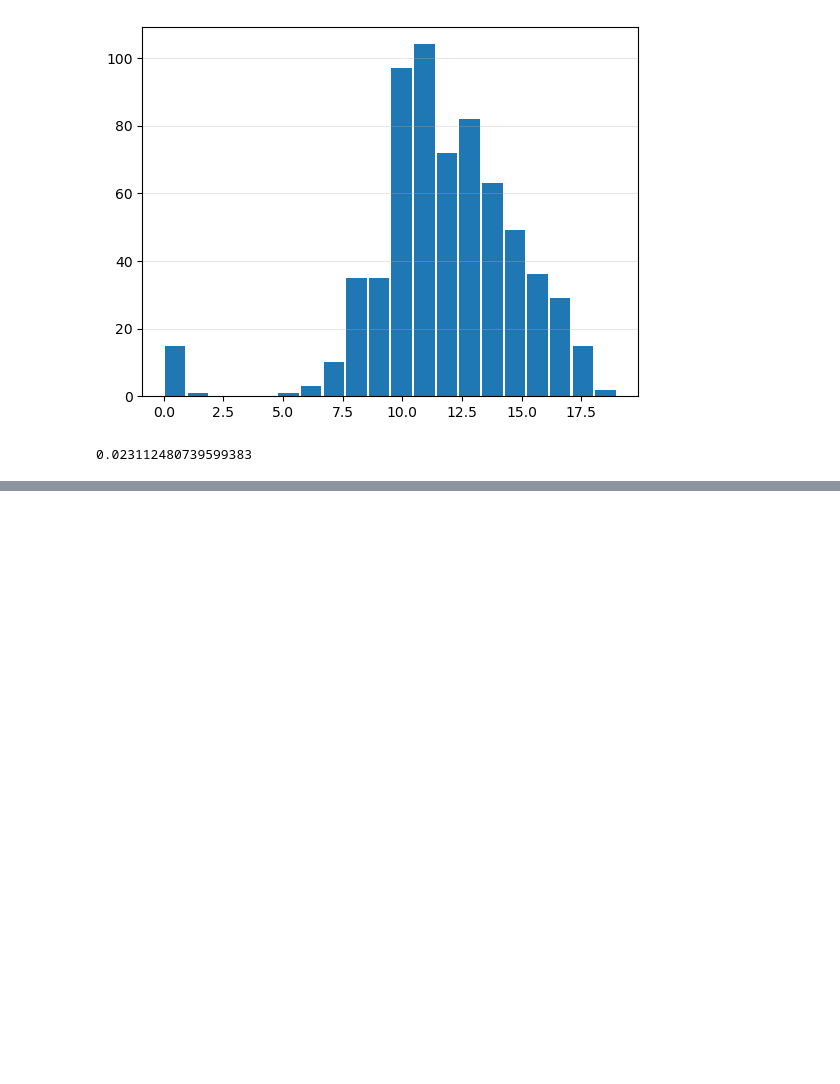
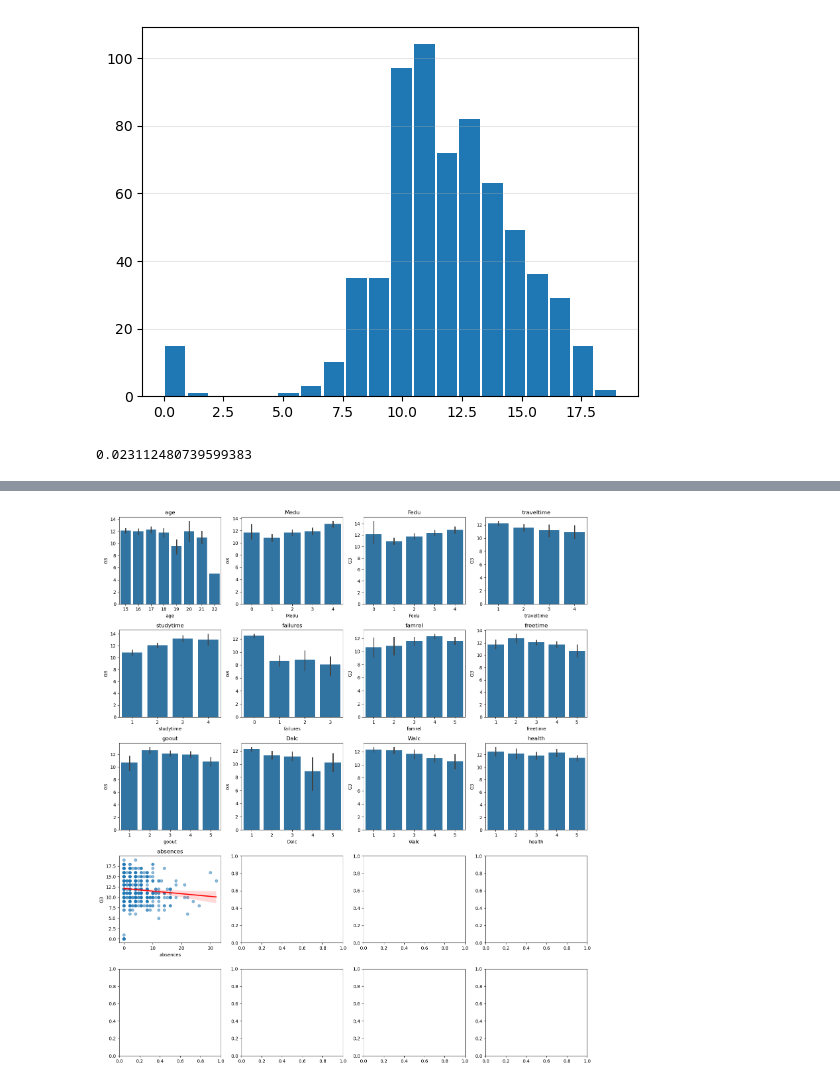
Before and after one commit to trungsyd2409/ML_regression_learning, a Jupyter notebook: main.ipynb, the cells around one changed output, grey strips where cells are left out. Cells and saved outputs as stored; diff of their text form; code cells hidden in the pictures; blank space fills up the shorter version.

```diff
--- a/main.ipynb
+++ b/main.ipynb
@@ -69,0 +92,13 @@ plt.show()
+# %%
+fig, axes = plt.subplots(nrows=5, ncols=4, figsize=(15, 17))
+
+for ax, feature in zip(axes.flat, numeric_features):
+    if feature == 'absences':
+        sns.regplot(data=data, x=feature, y=target, ax=ax, scatter_kws={'alpha':0.5}, line_kws={'color':'red'})
+    else:
+        sns.barplot(data=data, x=feature, y=target, ax=ax)
+    ax.set_title(feature)
+plt.tight_layout()
+plt.show()
+# %% [output]
+[figure, added]
```
Also changed, not shown: parts of 12 cells of this notebook.
